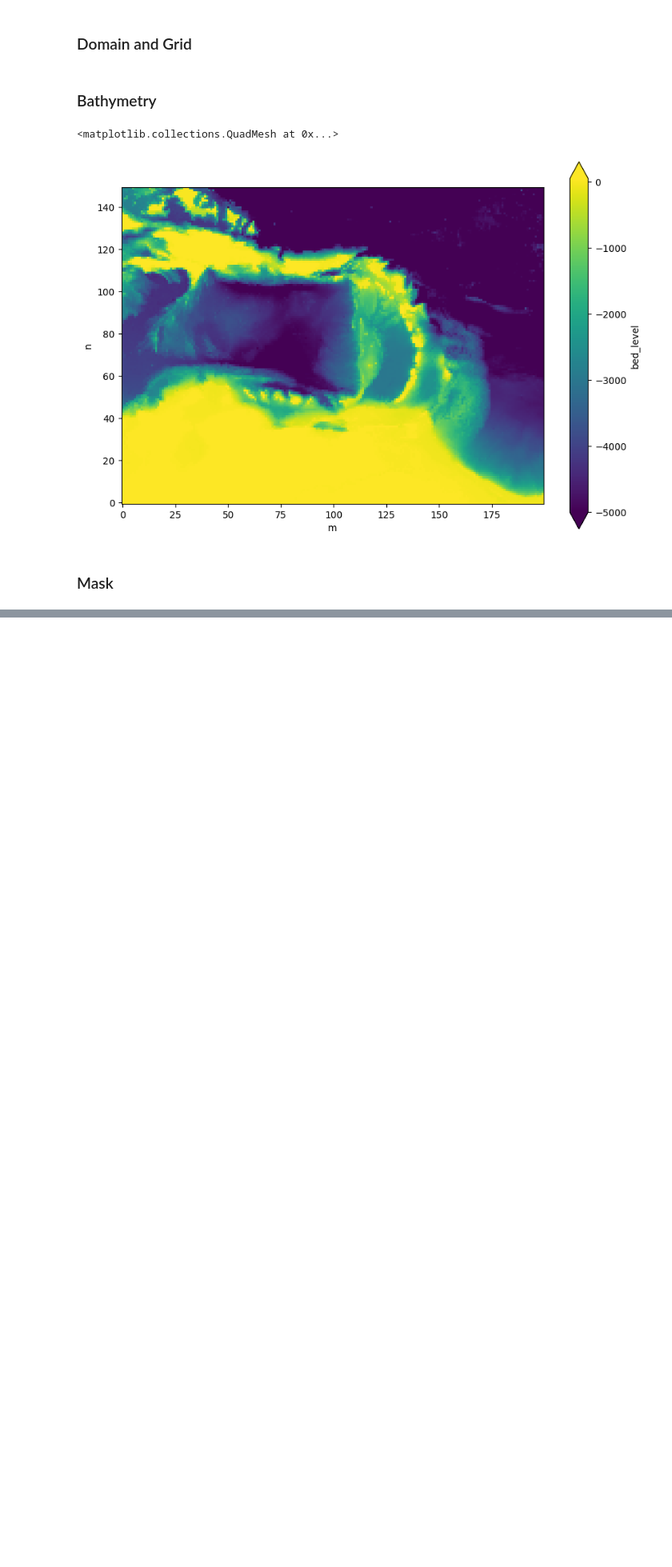
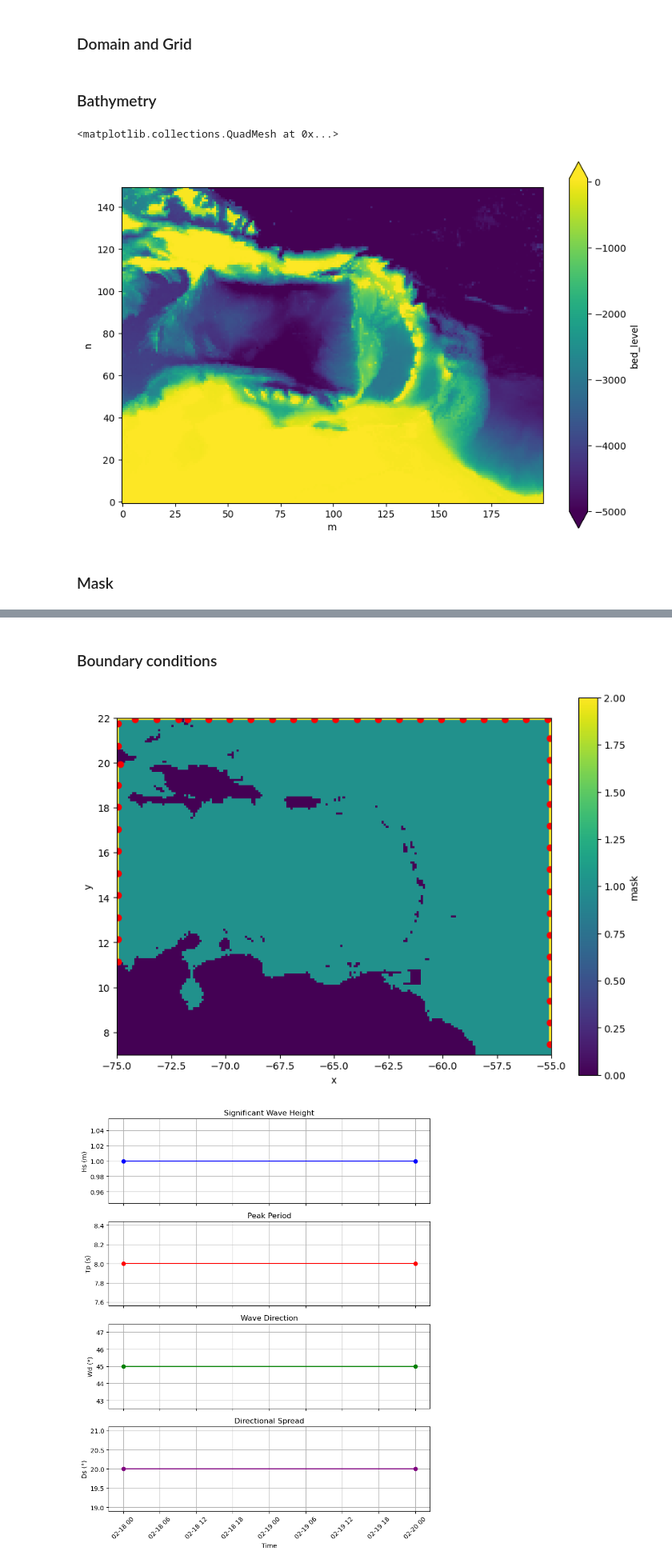
Before and after one commit to Deltares-research/cht_hurrywave, a Jupyter notebook: examples/hw_setup.ipynb, the cells around one changed output, grey strips where cells are left out. Shown at 80% size. Drawn from its saved outputs; the diff is of its cells as text; code cells hidden in the pictures; blank space fills up the shorter version.

```diff
--- a/examples/hw_setup.ipynb
+++ b/examples/hw_setup.ipynb
@@ -102,0 +87,57 @@ No name for obs file !
+# %% [markdown]
+### Boundary conditions
+# %%
+# Create boundary points based on mask
+
+bnd_points = HurryWaveBoundaryConditions(hw = hw)
+bnd_points.get_boundary_points_from_mask(bnd_dist=1)
+bnd_points.write_boundary_points()
+
+fig, ax = plt.subplots(1,1, figsize = (10,7))
+ax.set_aspect("equal")
+hw.grid.ds.mask.plot(ax = ax, x = 'x', y = 'y')
+
+
+bnd_points.gdf.plot(ax = ax, color = "red")
+
+# Set all boundary conditions to constant values
+bnd_points.set_timeseries_uniform(hs = 1.0, tp = 8.0, wd = 45.0, ds = 20.0)
+bnd_points.write_boundary_conditions_timeseries()
+
+# Plot timeseries
+
+df = bnd_points.gdf.timeseries[0]
+
+# Creating the figure and subplots
+fig, axes = plt.subplots(4, 1, figsize=(8, 10), sharex=True)
+
+# Plot each parameter
+axes[0].plot(df.index, df["hs"], marker='o', linestyle='-', color='b')
+axes[0].set_ylabel("Hs (m)")
+axes[0].set_title("Significant Wave Height")
+axes[0].grid(True)
+
+
+axes[1].plot(df.index, df["tp"], marker='o', linestyle='-', color='r')
+axes[1].set_ylabel("Tp (s)")
+axes[1].set_title("Peak Period")
+axes[1].grid(True)
+
+axes[2].plot(df.index, df["wd"], marker='o', linestyle='-', color='g')
+axes[2].set_ylabel("Wd (°)")
+axes[2].set_title("Wave Direction")
+axes[2].grid(True)
+
+axes[3].plot(df.index, df["ds"], marker='o', linestyle='-', color='purple')
+axes[3].set_ylabel("Ds (°)")
+axes[3].set_title("Directional Spread")
+axes[3].set_xlabel("Time")
+axes[3].grid(True)
+
+# Formatting
+plt.xticks(rotation=45)
+plt.tight_layout()
+plt.show()
+# %% [output]
+[figure, added]
+[figure, added]
```
Also changed, not shown: parts of 4 cells of this notebook, 12 other files.
